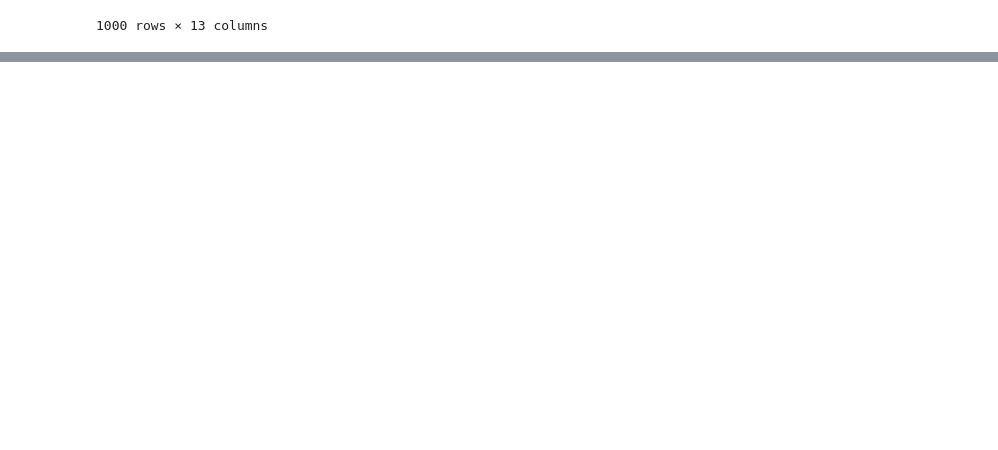
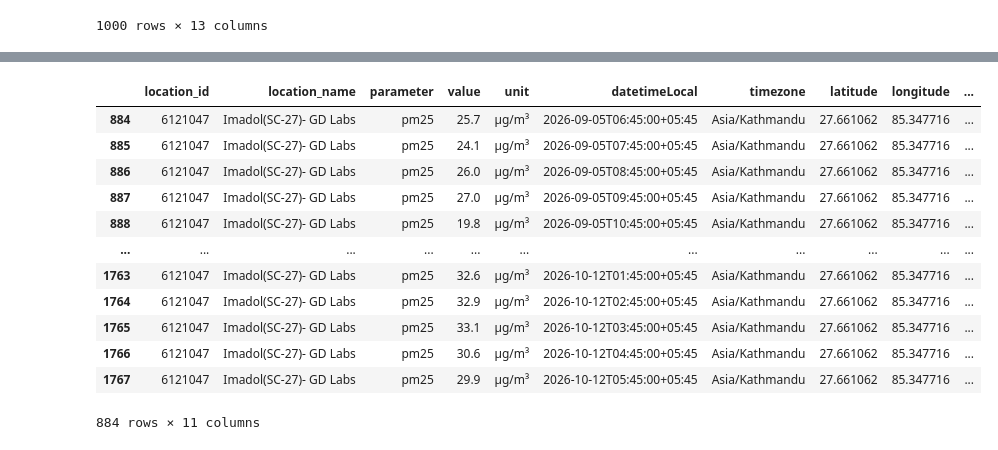
Before and after one commit to Laxmination/Kathmandu-PM2.5-Forecasting, a Jupyter notebook: OpenAQdatasetCleaning/Imadol Data Cleaning.ipynb, the cells around one changed output, grey strips where cells are left out. Cells and saved outputs as stored; diff of their text form; code cells hidden in the pictures; blank space fills up the shorter version.

```diff
--- a/OpenAQdatasetCleaning/Imadol Data Cleaning.ipynb
+++ b/OpenAQdatasetCleaning/Imadol Data Cleaning.ipynb
@@ -107,0 +170,17 @@ cleaned.to_csv('cleaned_ImadolLast365days.csv', index=False)
+# %%
+cleaned1 = cleaned1[cleaned1['parameter']=='pm25']
+cleaned1
+# %% [output]
+|  | location_id | location_name | parameter | value | unit | datetimeLocal | timezone | latitude | longitude | ... |
+| 884 | 6121047 | Imadol(SC-27)- GD Labs | pm25 | 25.7 | µg/m³ | 2026-09-05T06:45:00+05:45 | Asia/Kathmandu | 27.661062 | 85.347716 | ... |
+| 885 | 6121047 | Imadol(SC-27)- GD Labs | pm25 | 24.1 | µg/m³ | 2026-09-05T07:45:00+05:45 | Asia/Kathmandu | 27.661062 | 85.347716 | ... |
+| 886 | 6121047 | Imadol(SC-27)- GD Labs | pm25 | 26.0 | µg/m³ | 2026-09-05T08:45:00+05:45 | Asia/Kathmandu | 27.661062 | 85.347716 | ... |
+| 887 | 6121047 | Imadol(SC-27)- GD Labs | pm25 | 27.0 | µg/m³ | 2026-09-05T09:45:00+05:45 | Asia/Kathmandu | 27.661062 | 85.347716 | ... |
+| 888 | 6121047 | Imadol(SC-27)- GD Labs | pm25 | 19.8 | µg/m³ | 2026-09-05T10:45:00+05:45 | Asia/Kathmandu | 27.661062 | 85.347716 | ... |
+| ... | ... | ... | ... | ... | ... | ... | ... | ... | ... | ... |
+| 1763 | 6121047 | Imadol(SC-27)- GD Labs | pm25 | 32.6 | µg/m³ | 2026-10-12T01:45:00+05:45 | Asia/Kathmandu | 27.661062 | 85.347716 | ... |
+| 1764 | 6121047 | Imadol(SC-27)- GD Labs | pm25 | 32.9 | µg/m³ | 2026-10-12T02:45:00+05:45 | Asia/Kathmandu | 27.661062 | 85.347716 | ... |
+| 1765 | 6121047 | Imadol(SC-27)- GD Labs | pm25 | 33.1 | µg/m³ | 2026-10-12T03:45:00+05:45 | Asia/Kathmandu | 27.661062 | 85.347716 | ... |
+| 1766 | 6121047 | Imadol(SC-27)- GD Labs | pm25 | 30.6 | µg/m³ | 2026-10-12T04:45:00+05:45 | Asia/Kathmandu | 27.661062 | 85.347716 | ... |
+| 1767 | 6121047 | Imadol(SC-27)- GD Labs | pm25 | 29.9 | µg/m³ | 2026-10-12T05:45:00+05:45 | Asia/Kathmandu | 27.661062 | 85.347716 | ... |
+884 rows × 11 columns
```
Also changed, not shown: parts of 7 cells of this notebook, 1 other file.
